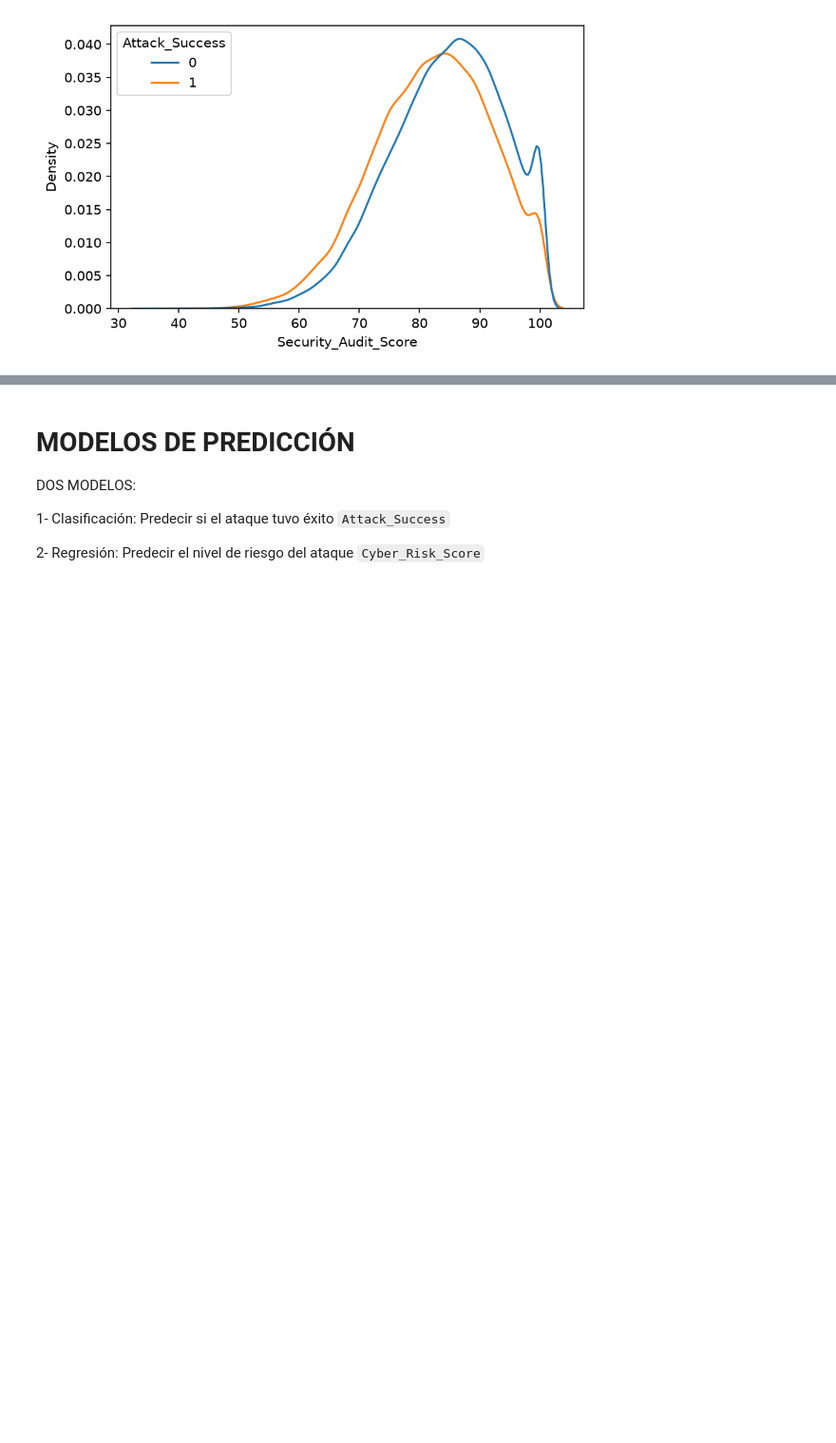
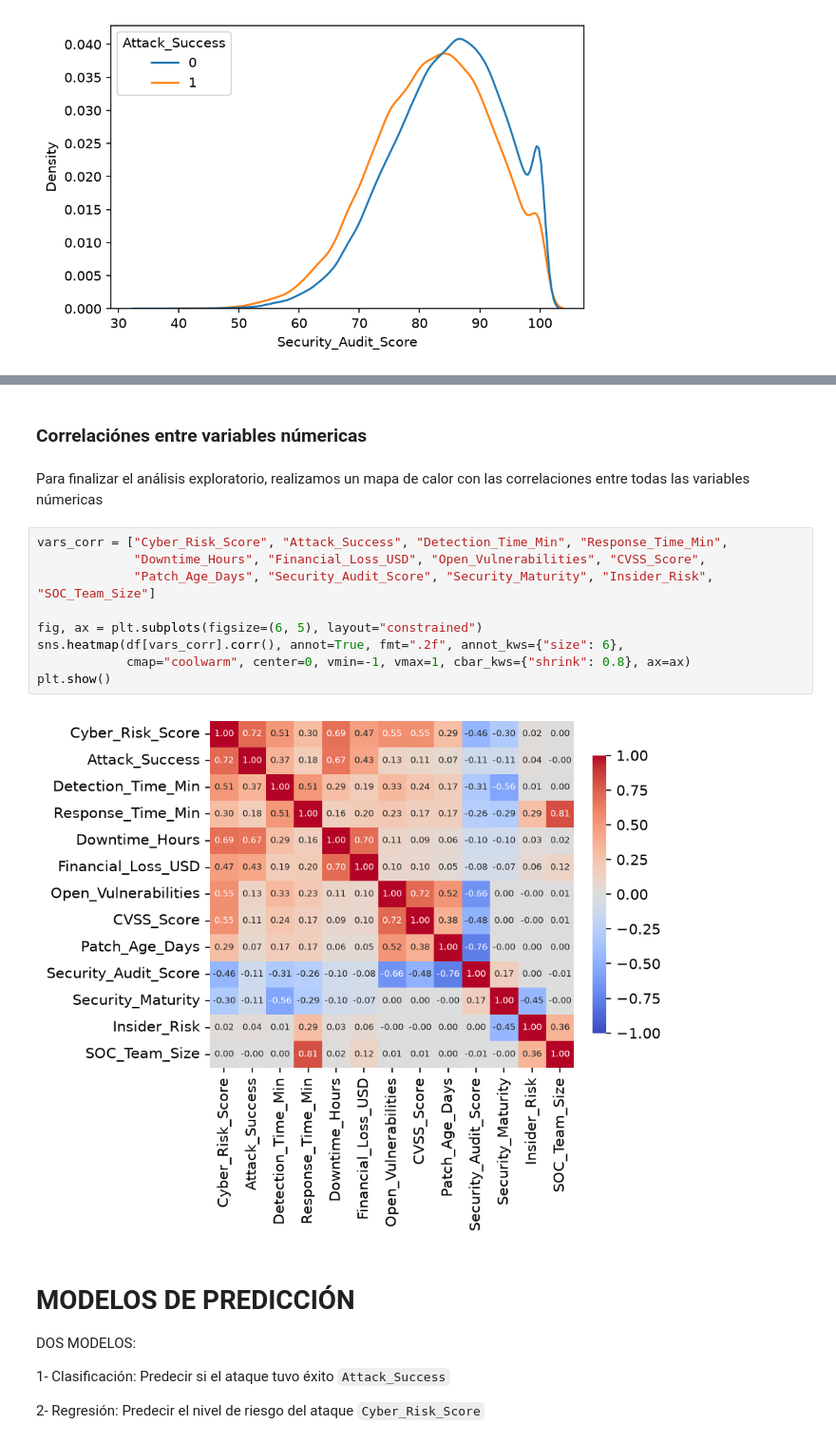
Before and after one commit to franconicolas38/proyecto-final-pycd, a Jupyter notebook: codigo_trabajo_final.ipynb, the cells around one changed output, grey strips where cells are left out. Shown at 95% size. Drawn from its saved outputs; the diff is of its cells as text; blank space fills up the shorter version.

```diff
--- a/codigo_trabajo_final.ipynb
+++ b/codigo_trabajo_final.ipynb
@@ -277,3 +313,18 @@ sns.kdeplot(data = df,
+# %% [markdown]
+### Correlaciónes entre variables númericas
+# %% [markdown]
+Para finalizar el análisis exploratorio, realizamos un mapa de calor con las correlaciones entre todas las variables númericas
+# %%
+vars_corr = ["Cyber_Risk_Score", "Attack_Success", "Detection_Time_Min", "Response_Time_Min",
+             "Downtime_Hours", "Financial_Loss_USD", "Open_Vulnerabilities", "CVSS_Score",
+             "Patch_Age_Days", "Security_Audit_Score", "Security_Maturity", "Insider_Risk", "SOC_Team_Size"]
+
+fig, ax = plt.subplots(figsize=(6, 5), layout="constrained")
+sns.heatmap(df[vars_corr].corr(), annot=True, fmt=".2f", annot_kws={"size": 6},
+            cmap="coolwarm", center=0, vmin=-1, vmax=1, cbar_kws={"shrink": 0.8}, ax=ax)
+plt.show()
+# %% [output]
+[figure, added]
 # %% [markdown]
 # MODELOS DE PREDICCIÓN
 
```
Also changed, not shown: parts of 8 cells of this notebook.
